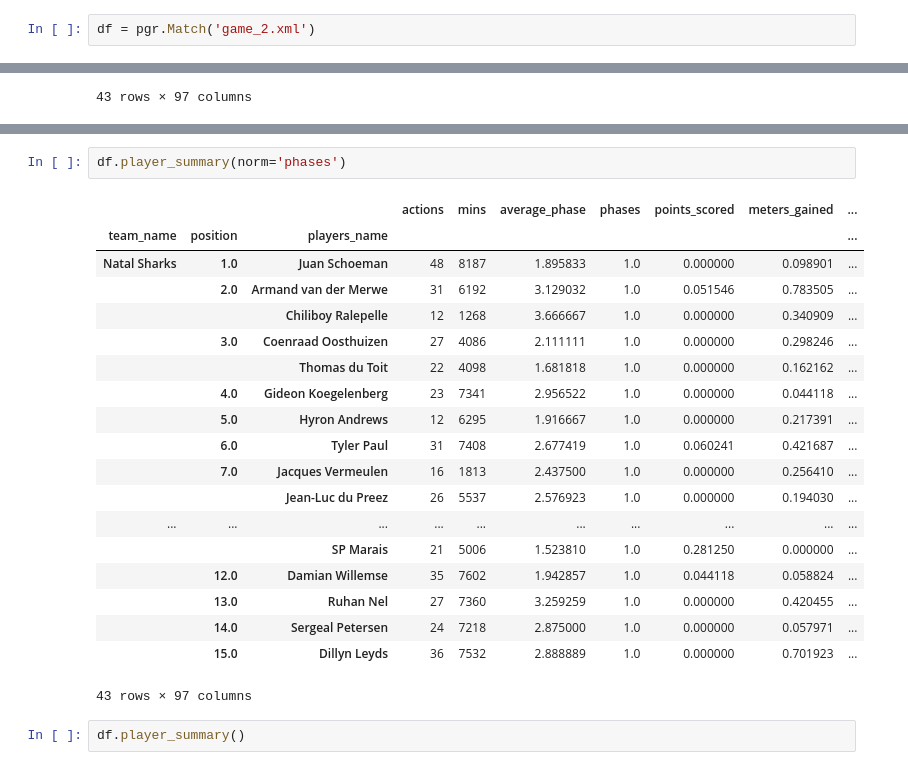
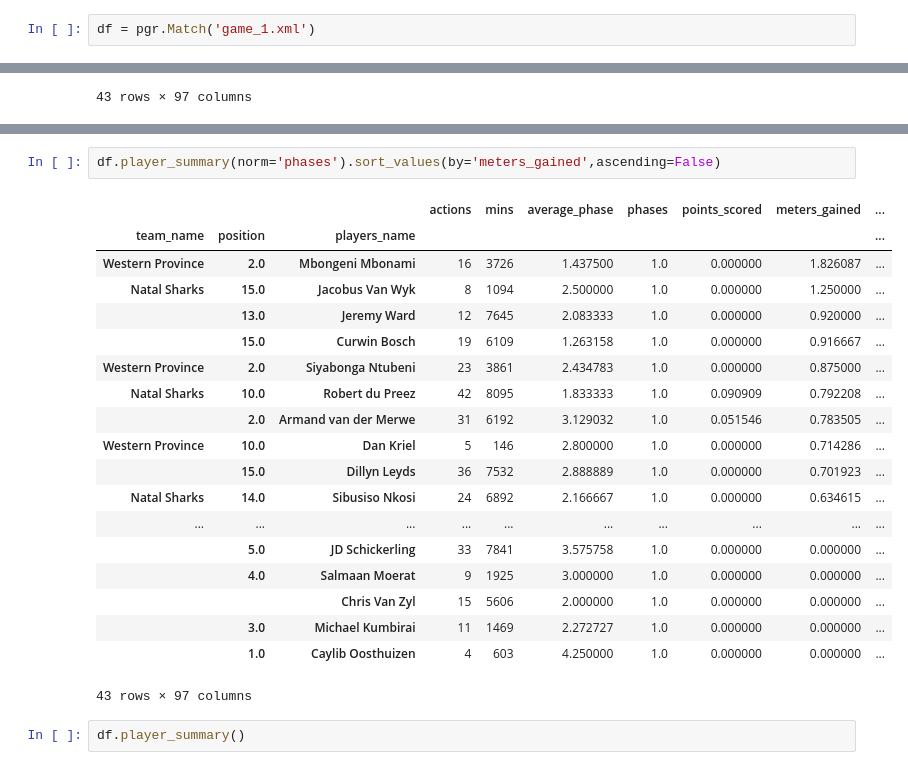
Before and after one commit to jlondal/pyrugga, a Jupyter notebook: jupyter/tuts/Getting Started.ipynb, the cells around one changed output, grey strips where cells are left out. Drawn from its saved outputs; the diff is of its cells as text.

```diff
--- a/jupyter/tuts/Getting Started.ipynb
+++ b/jupyter/tuts/Getting Started.ipynb
@@ -28,7 +28,7 @@ import numpy as np
 # %% [markdown]
 Pyrugga requires a Super Scout file containing a play by play descriptions of a match. They are stored in an XML format which is not great for statistical analysis, but useful for other things. We need to convert the XML format  into something a little more friendly, a Pandas Dataframes.
 # %%
-df = pgr.Match('game_2.xml')
+df = pgr.Match('game_1.xml')
 # %% [markdown]
 A Match object contains a number of functions and Dataframes to help us analyse a match
 
@@ -367,25 +373,25 @@ df.player_summary(norm='actions')
 43 rows × 97 columns
 # %%
-df.player_summary(norm='phases')
+df.player_summary(norm='phases').sort_values(by='meters_gained',ascending=False)
 # %% [output]
 |  |  |  | actions | mins | average_phase | phases | points_scored | meters_gained | ... |
 | team_name | position | players_name |  |  |  |  |  |  | ... |
-| Natal Sharks | 1.0 | Juan Schoeman | 48 | 8187 | 1.895833 | 1.0 | 0.000000 | 0.098901 | ... |
+| Western Province | 2.0 | Mbongeni Mbonami | 16 | 3726 | 1.437500 | 1.0 | 0.000000 | 1.826087 | ... |
+| Natal Sharks | 15.0 | Jacobus Van Wyk | 8 | 1094 | 2.500000 | 1.0 | 0.000000 | 1.250000 | ... |
+|  | 13.0 | Jeremy Ward | 12 | 7645 | 2.083333 | 1.0 | 0.000000 | 0.920000 | ... |
+|  | 15.0 | Curwin Bosch | 19 | 6109 | 1.263158 | 1.0 | 0.000000 | 0.916667 | ... |
+| Western Province | 2.0 | Siyabonga Ntubeni | 23 | 3861 | 2.434783 | 1.0 | 0.000000 | 0.875000 | ... |
+| Natal Sharks | 10.0 | Robert du Preez | 42 | 8095 | 1.833333 | 1.0 | 0.090909 | 0.792208 | ... |
 |  | 2.0 | Armand van der Merwe | 31 | 6192 | 3.129032 | 1.0 | 0.051546 | 0.783505 | ... |
-|  |  | Chiliboy Ralepelle | 12 | 1268 | 3.666667 | 1.0 | 0.000000 | 0.340909 | ... |
-|  | 3.0 | Coenraad Oosthuizen | 27 | 4086 | 2.111111 | 1.0 | 0.000000 | 0.298246 | ... |
-|  |  | Thomas du Toit | 22 | 4098 | 1.681818 | 1.0 | 0.000000 | 0.162162 | ... |
-|  | 4.0 | Gideon Koegelenberg | 23 | 7341 | 2.956522 | 1.0 | 0.000000 | 0.044118 | ... |
-|  | 5.0 | Hyron Andrews | 12 | 6295 | 1.916667 | 1.0 | 0.000000 | 0.217391 | ... |
-|  | 6.0 | Tyler Paul | 31 | 7408 | 2.677419 | 1.0 | 0.060241 | 0.421687 | ... |
-|  | 7.0 | Jacques Vermeulen | 16 | 1813 | 2.437500 | 1.0 | 0.000000 | 0.256410 | ... |
-|  |  | Jean-Luc du Preez | 26 | 5537 | 2.576923 | 1.0 | 0.000000 | 0.194030 | ... |
+| Western Province | 10.0 | Dan Kriel | 5 | 146 | 2.800000 | 1.0 | 0.000000 | 0.714286 | ... |
+|  | 15.0 | Dillyn Leyds | 36 | 7532 | 2.888889 | 1.0 | 0.000000 | 0.701923 | ... |
+| Natal Sharks | 14.0 | Sibusiso Nkosi | 24 | 6892 | 2.166667 | 1.0 | 0.000000 | 0.634615 | ... |
 | ... | ... | ... | ... | ... | ... | ... | ... | ... | ... |
-|  |  | SP Marais | 21 | 5006 | 1.523810 | 1.0 | 0.281250 | 0.000000 | ... |
-|  | 12.0 | Damian Willemse | 35 | 7602 | 1.942857 | 1.0 | 0.044118 | 0.058824 | ... |
-|  | 13.0 | Ruhan Nel | 27 | 7360 | 3.259259 | 1.0 | 0.000000 | 0.420455 | ... |
-|  | 14.0 | Sergeal Petersen | 24 | 7218 | 2.875000 | 1.0 | 0.000000 | 0.057971 | ... |
-|  | 15.0 | Dillyn Leyds | 36 | 7532 | 2.888889 | 1.0 | 0.000000 | 0.701923 | ... |
+|  | 5.0 | JD Schickerling | 33 | 7841 | 3.575758 | 1.0 | 0.000000 | 0.000000 | ... |
+|  | 4.0 | Salmaan Moerat | 9 | 1925 | 3.000000 | 1.0 | 0.000000 | 0.000000 | ... |
+|  |  | Chris Van Zyl | 15 | 5606 | 2.000000 | 1.0 | 0.000000 | 0.000000 | ... |
+|  | 3.0 | Michael Kumbirai | 11 | 1469 | 2.272727 | 1.0 | 0.000000 | 0.000000 | ... |
+|  | 1.0 | Caylib Oosthuizen | 4 | 603 | 4.250000 | 1.0 | 0.000000 | 0.000000 | ... |
 43 rows × 97 columns
 # %%
 df.player_summary()
```
Also changed, not shown: parts of 26 cells of this notebook, 1 other file.
